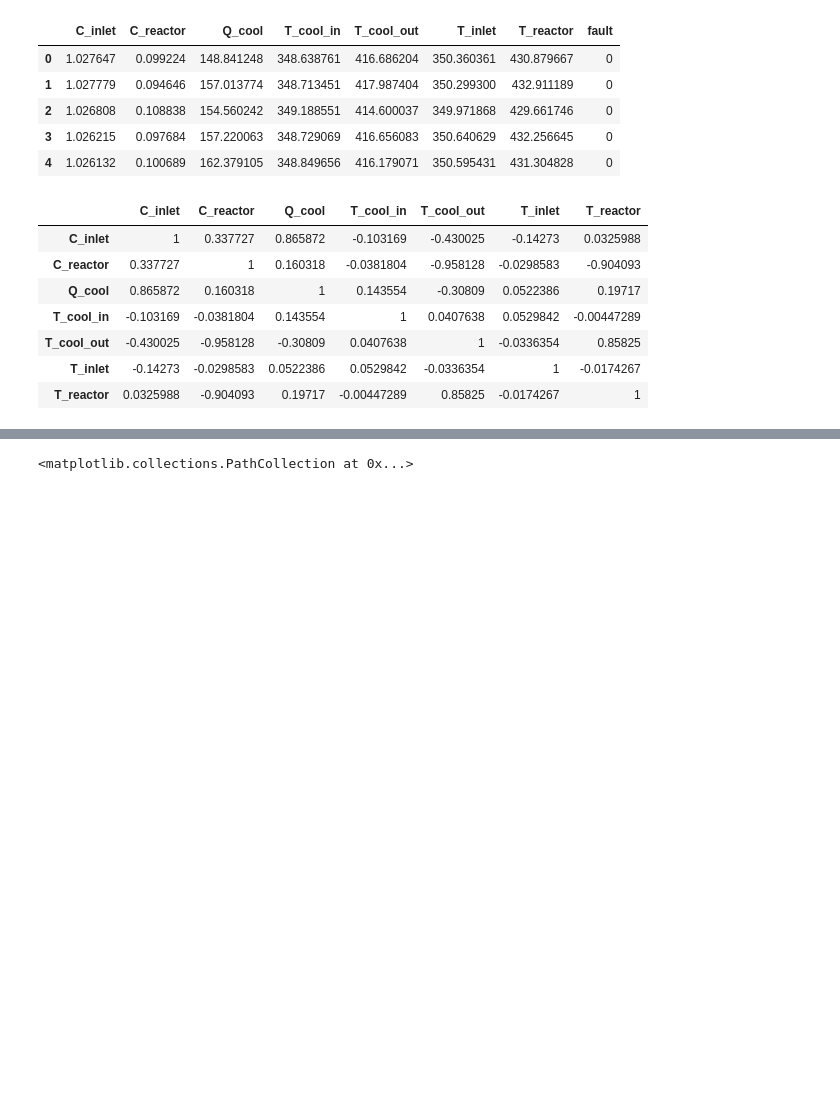
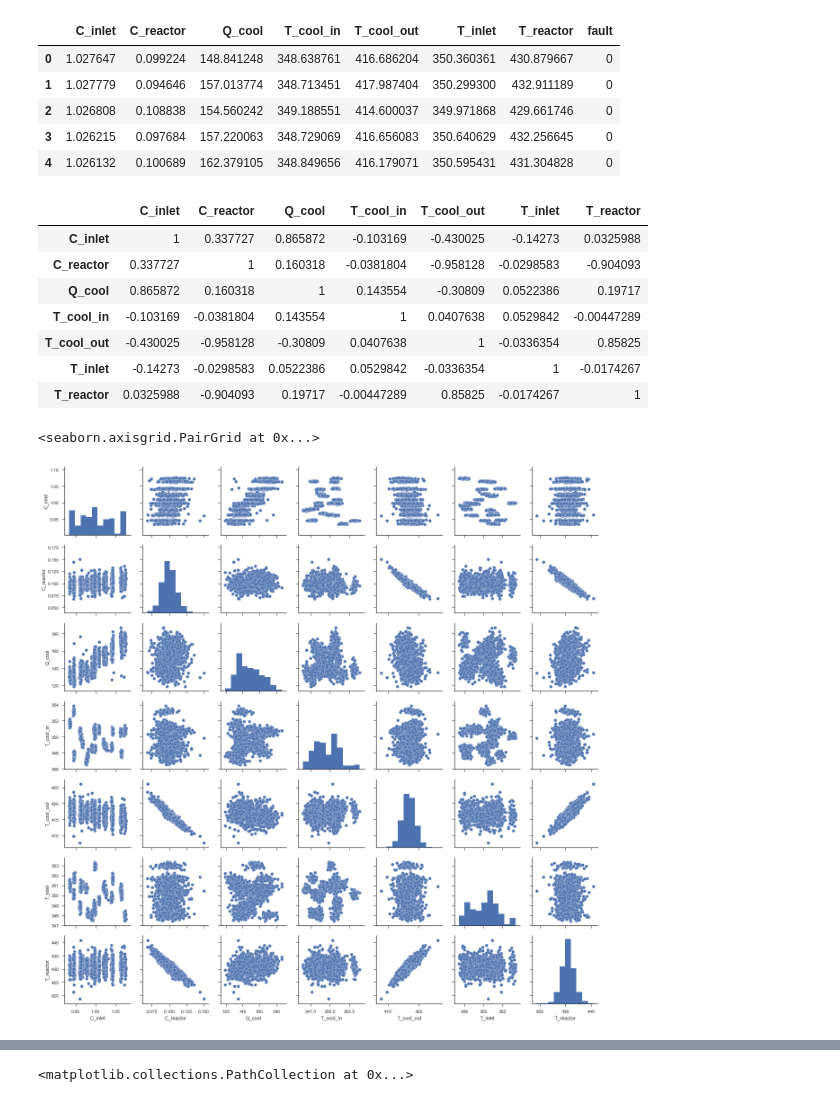
Before and after one commit to someoneinthecrowd/CSTR-chemical-timeseries, a Jupyter notebook: Final AI.ipynb, the cells around one changed output, grey strips where cells are left out. Drawn from its saved outputs; the diff is of its cells as text; code cells hidden in the pictures; blank space fills up the shorter version.

```diff
--- a/Final AI.ipynb
+++ b/Final AI.ipynb
@@ -47,3 +47,10 @@ corr.style.background_gradient(cmap=cm.plasma)
 | T_cool_out | -0.430025 | -0.958128 | -0.30809 | 0.0407638 | 1 | -0.0336354 | 0.85825 |
 | T_inlet | -0.14273 | -0.0298583 | 0.0522386 | 0.0529842 | -0.0336354 | 1 | -0.0174267 |
 | T_reactor | 0.0325988 | -0.904093 | 0.19717 | -0.00447289 | 0.85825 | -0.0174267 | 1 |
+# %%
+import seaborn as sns
+sns.set(style="ticks")
+sns.pairplot(normal)
+# %% [output]
+<seaborn.axisgrid.PairGrid at 0x...>
+[figure, added]
```
Also changed, not shown: parts of 2 cells of this notebook.
